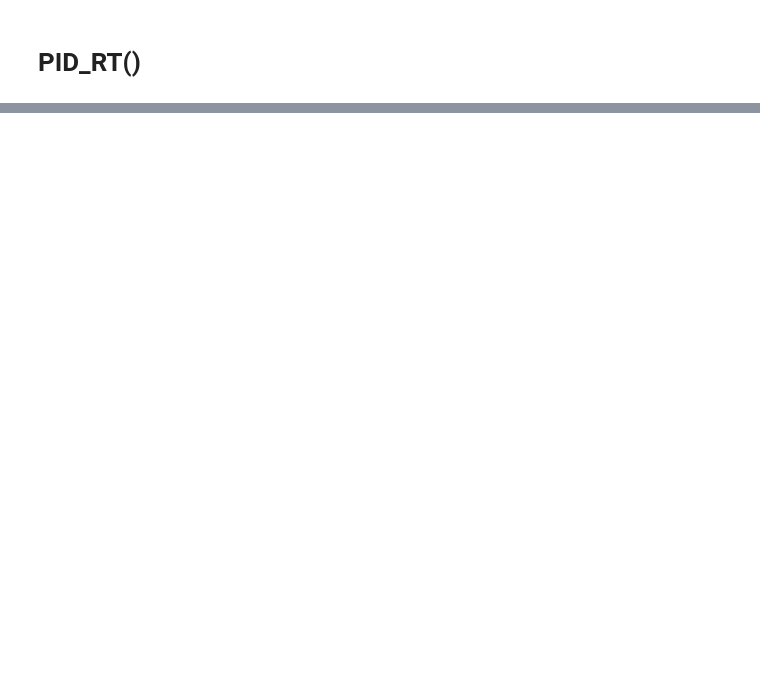
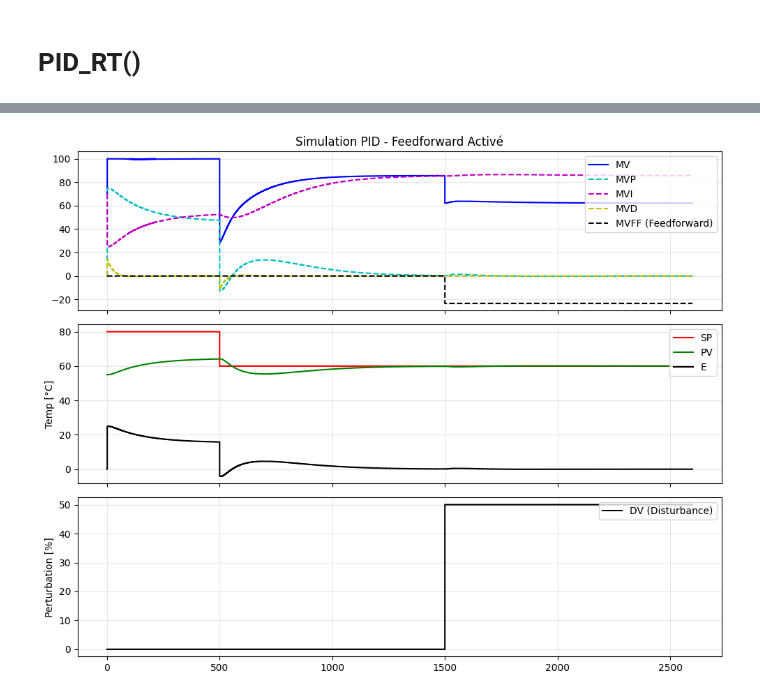
Before and after one commit to theoGstr/Labo3_Control_Theory, a Jupyter notebook: package_Lab.ipynb, the cells around one changed output, grey strips where cells are left out. Cells and saved outputs as stored; diff of their text form; code cells hidden in the pictures; blank space fills up the shorter version.

```diff
--- a/package_Lab.ipynb
+++ b/package_Lab.ipynb
@@ -190,0 +198,96 @@ plt.show()
+# %%
+# ==============================================================================
+# PARAMÈTRES DE SIMULATION
+# ==============================================================================
+Ts = 1.0
+Tsim = 2600
+t = np.arange(0, Tsim, Ts)
+
+# Modèles (issus de tes identifications)
+K_p, T1_p, T2_p, theta_p = 0.32, 149.5, 15.0, 4.0   # Procédé (H1 -> T1)
+K_d, T1_d, T2_d, theta_d = 0.15, 160.0, 20.0, 10.0  # Perturbation (H2 -> T1)
+
+# Réglages PID (Ajuste Kc et Ti pour la stabilité)
+Kc = 3.0
+Ti = 150.0
+Td = 5.0 # On laisse à 0 pour ressembler à l'image 7
+alpha = 5
+MVMin, MVMax = 0, 100
+
+# Conditions initiales
+PV_init = 55
+MV_init = 70
+
+# --- Signaux d'entrée ---
+# 1. Consigne SP : monte de 25 à 50
+SP = np.ones_like(t) * 80
+SP[t >= 500] = 60
+
+# 2. Perturbation DV : monte de 0 à 50 à t=1500s
+DV = np.zeros_like(t)
+DV[t >= 1500] = 50.0
+
+# 3. Feedforward : Active/Désactive ici pour comparer
+USE_FF = True
+if USE_FF:
+    # FF Statique simple : MV_ff = - (Kd/Kp) * delta_DV
+    MVFF = -(K_d / K_p) * DV
+else:
+    MVFF = np.zeros_like(t)
+
+Man = np.zeros_like(t, dtype=bool)
+MVMan = np.zeros_like(t)
+ManFF_plot = np.zeros_like(t)
+
+# ==============================================================================
+# BOUCLE DE SIMULATION
+# ==============================================================================
+MV, MVP, MVI, MVD, E, PV = [MV_init], [0.0], [MV_init], [0.0], [0.0], [PV_init]
+PV1_p, PV2_p = [0.0], [0.0]
+PV1_d, PV2_d = [0.0], [0.0]
+
+for i in range(1, len(t)):
+    # Modèle Procédé
+    d_p = int(theta_p/Ts)
+    mv_in = MV[i-d_p-1] - MV_init if i > d_p else 0
+    PV1_p.append((T1_p/(T1_p+Ts))*PV1_p[-1] + (K_p*Ts/(T1_p+Ts))*mv_in)
+    PV2_p.append((T2_p/(T2_p+Ts))*PV2_p[-1] + (Ts/(T2_p+Ts))*PV1_p[-1])
+
+    # Modèle Perturbation
+    d_d = int(theta_d/Ts)
+    dv_in = DV[i-d_d-1] if i > d_d else 0
+    PV1_d.append((T1_d/(T1_d+Ts))*PV1_d[-1] + (K_d*Ts/(T1_d+Ts))*dv_in)
+    PV2_d.append((T2_d/(T2_d+Ts))*PV2_d[-1] + (Ts/(T2_d+Ts))*PV1_d[-1])
+
+    # PV totale
+    PV.append(PV_init + PV2_p[-1] + PV2_d[-1])
+
+    # PID
+    PID_RT(SP[:i+1], PV, Man[:i+1], MVMan[:i+1], MVFF[:i+1], Kc, Ti, Td, alpha, Ts,
+           MVMin, MVMax, MV, MVP, MVI, MVD, E, PVInit=PV_init)
+
+# ==============================================================================
+# GRAPHIQUES (Style Prof)
+# ==============================================================================
+fig, (ax1, ax2, ax3) = plt.subplots(3, 1, figsize=(10, 8), sharex=True)
+
+ax1.step(t, MV, 'b', label='MV', where='post')
+ax1.step(t, MVP, 'c--', label='MVP', where='post')
+ax1.step(t, MVI, 'm--', label='MVI', where='post')
+ax1.step(t, MVD, 'y--', label='MVD', where='post')
+ax1.step(t, MVFF, 'k--', label='MVFF (Feedforward)', where='post') # AJOUT ICI (ligne noire pointillée)
+ax1.legend(loc='upper right'); ax1.grid(True, alpha=0.3)
+ax1.set_title(f"Simulation PID - Feedforward {'Activé' if USE_FF else 'Désactivé'}")
+
+ax2.step(t, SP, 'r', label='SP', where='post')
+ax2.plot(t, PV, 'g', label='PV')
+ax2.step(t, E, 'k', label='E', where='post')
+ax2.set_ylabel('Temp [°C]'); ax2.legend(loc='upper right'); ax2.grid(True, alpha=0.3)
+
+ax3.step(t, DV, 'k', label='DV (Disturbance)', where='post')
+ax3.set_ylabel('Perturbation [%]'); ax3.legend(loc='upper right'); ax3.grid(True, alpha=0.3)
+
+plt.tight_layout()
+plt.show()
+# %% [output]
+[figure, added]
```
Also changed, not shown: parts of 3 cells of this notebook, 3 other files.
